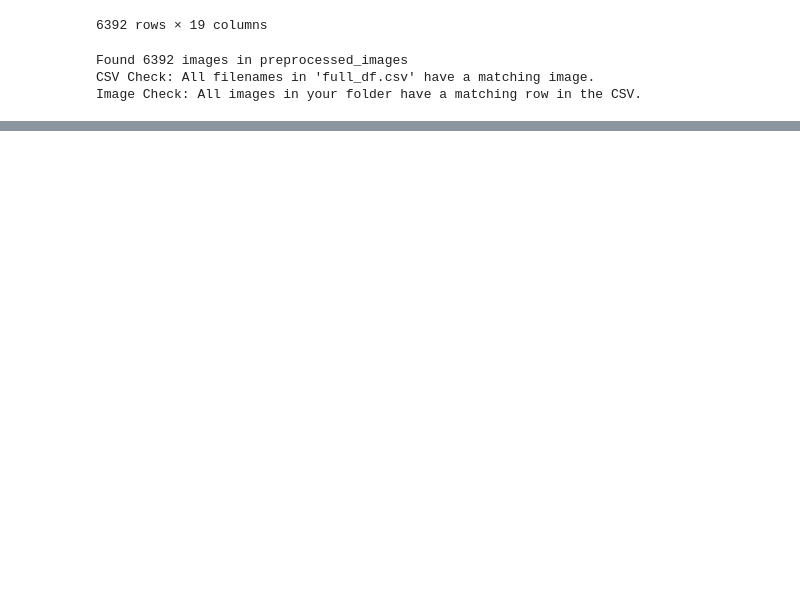
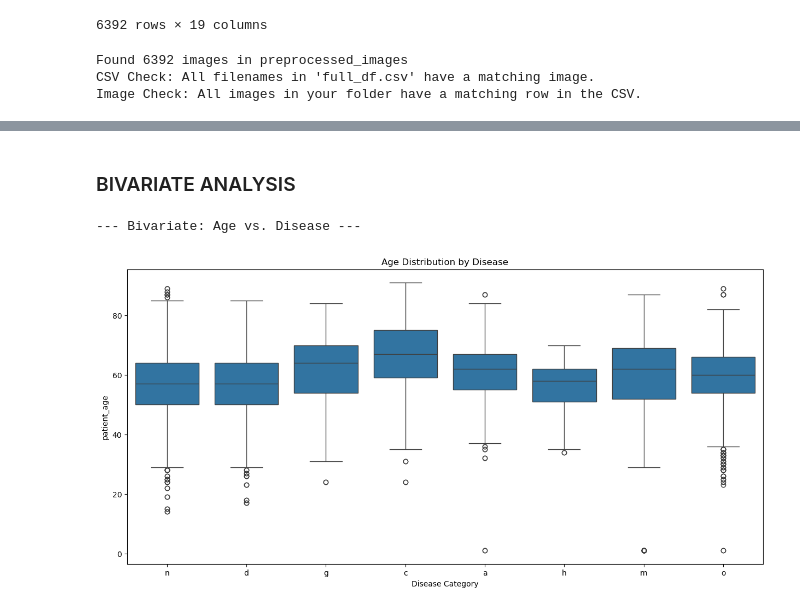
Before and after one commit to Jeanstarjb/Ocular-Disease-Detection, a Jupyter notebook: notebook.ipynb, the cells around one changed output, grey strips where cells are left out. Cells and saved outputs as stored; diff of their text form; code cells hidden in the pictures; blank space fills up the shorter version.

```diff
--- a/notebook.ipynb
+++ b/notebook.ipynb
@@ -548,0 +646,25 @@ Image Check: All images in your folder have a matching row in the CSV.
+# %% [markdown]
+### BIVARIATE ANALYSIS
+# %%
+# --- Age vs. Disease ---
+print("\n--- Bivariate: Age vs. Disease ---")
+
+# We need to "melt" the DataFrame to make it easy for seaborn to plot
+melted_df = df.melt(
+    id_vars=['patient_age', 'patient_sex'],
+    value_vars=Ohe_cols,
+    var_name='Disease',
+    value_name='Has_Disease'
+)
+# We only want to plot for rows where the disease is present (Has_Disease == 1)
+disease_present_df = melted_df[melted_df['Has_Disease'] == 1]
+
+plt.figure(figsize=(15, 7))
+sns.boxplot(x='Disease', y='patient_age', data=disease_present_df)
+plt.title('Age Distribution by Disease')
+plt.xlabel('Disease Category')
+plt.ylabel('patient_age')
+plt.show()
+# %% [output]
+--- Bivariate: Age vs. Disease ---
+[figure, added]
```
Also changed, not shown: parts of 22 cells of this notebook.
